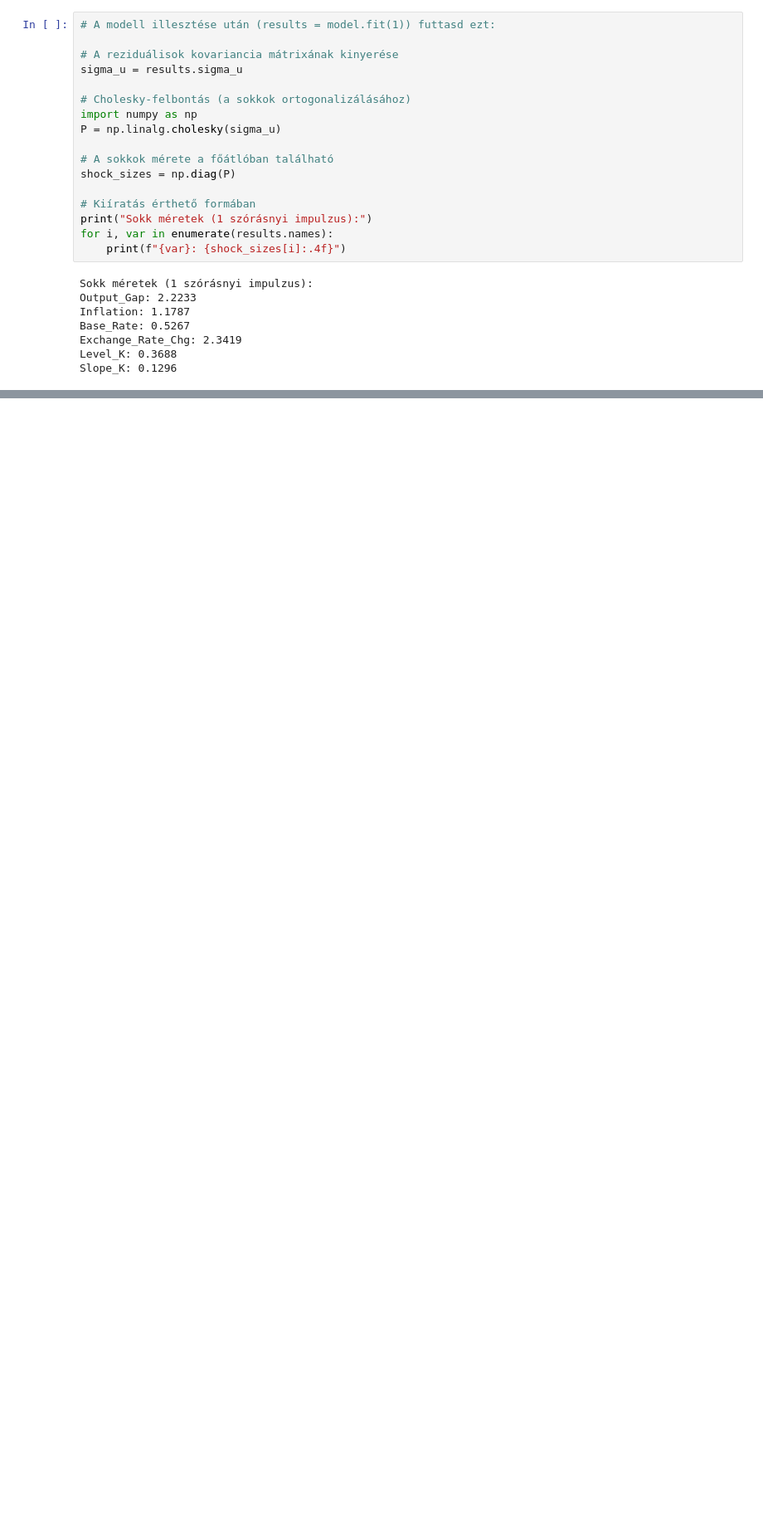
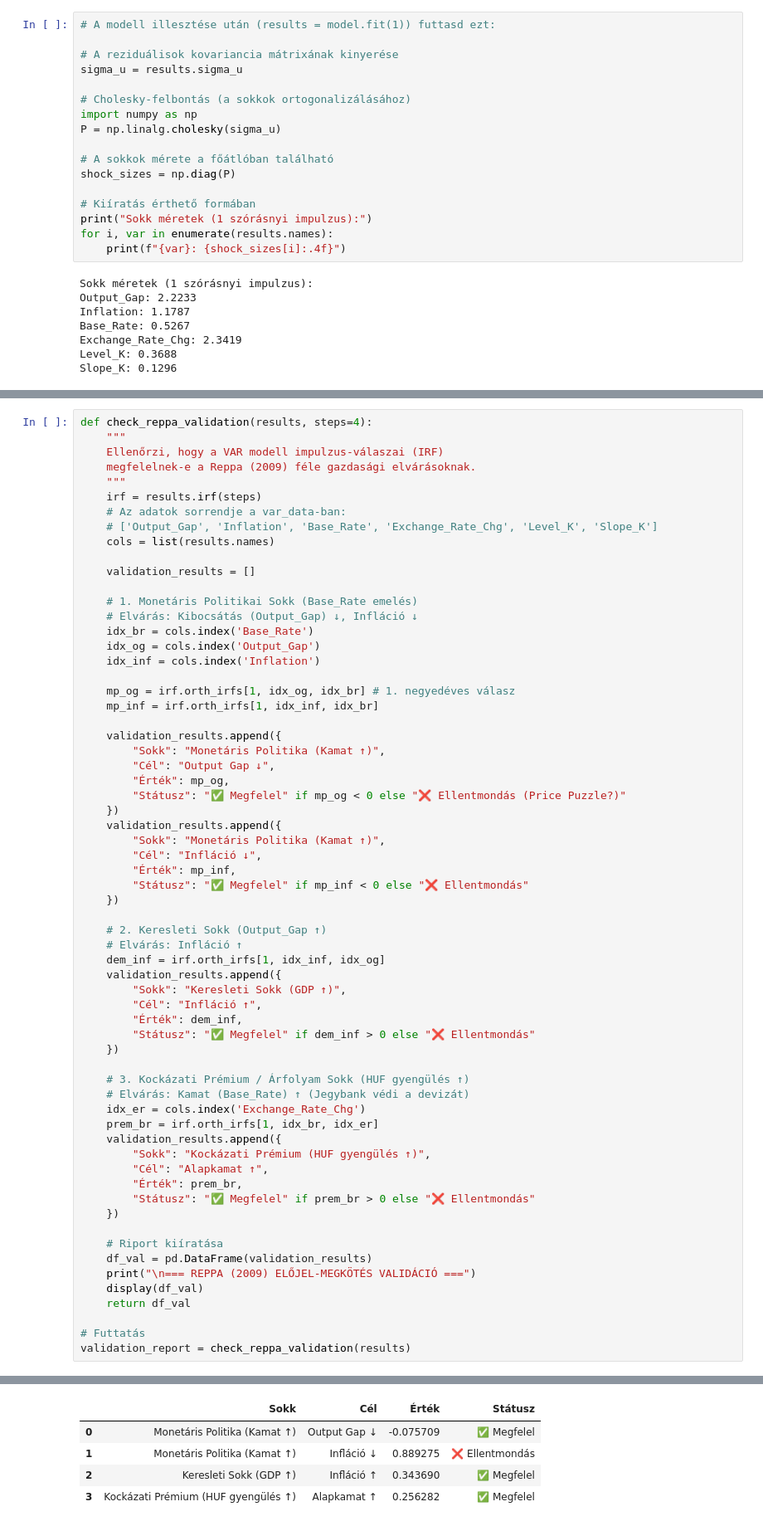
Before and after one commit to KraBence/Project_lab_NS_model, a Jupyter notebook: NS_model_implementation.ipynb, the cells around one changed output, grey strips where cells are left out. Shown at 83% size. Cells and saved outputs as stored; diff of their text form; blank space fills up the shorter version.

```diff
--- a/NS_model_implementation.ipynb
+++ b/NS_model_implementation.ipynb
@@ -708,0 +787,65 @@ Slope_K: 0.1296
+# %%
+def check_reppa_validation(results, steps=4):
+    """
+    Ellenőrzi, hogy a VAR modell impulzus-válaszai (IRF)
+    megfelelnek-e a Reppa (2009) féle gazdasági elvárásoknak.
+    """
+    irf = results.irf(steps)
+    # Az adatok sorrendje a var_data-ban:
+    # ['Output_Gap', 'Inflation', 'Base_Rate', 'Exchange_Rate_Chg', 'Level_K', 'Slope_K']
+    cols = list(results.names)
+
+    validation_results = []
+
+    # 1. Monetáris Politikai Sokk (Base_Rate emelés)
+    # Elvárás: Kibocsátás (Output_Gap) ↓, Infláció ↓
+    idx_br = cols.index('Base_Rate')
+    idx_og = cols.index('Output_Gap')
+    idx_inf = cols.index('Inflation')
+
+    mp_og = irf.orth_irfs[1, idx_og, idx_br] # 1. negyedéves válasz
+    mp_inf = irf.orth_irfs[1, idx_inf, idx_br]
+
+    validation_results.append({
+        "Sokk": "Monetáris Politika (Kamat ↑)",
+        "Cél": "Output Gap ↓",
+        "Érték": mp_og,
+        "Státusz": "✅ Megfelel" if mp_og < 0 else "❌ Ellentmondás (Price Puzzle?)"
+    })
+    validation_results.append({
+        "Sokk": "Monetáris Politika (Kamat ↑)",
+        "Cél": "Infláció ↓",
+        "Érték": mp_inf,
+        "Státusz": "✅ Megfelel" if mp_inf < 0 else "❌ Ellentmondás"
+    })
+
+    # 2. Keresleti Sokk (Output_Gap ↑)
+    # Elvárás: Infláció ↑
+    dem_inf = irf.orth_irfs[1, idx_inf, idx_og]
+    validation_results.append({
+        "Sokk": "Keresleti Sokk (GDP ↑)",
+        "Cél": "Infláció ↑",
+        "Érték": dem_inf,
+        "Státusz": "✅ Megfelel" if dem_inf > 0 else "❌ Ellentmondás"
+    })
+
+    # 3. Kockázati Prémium / Árfolyam Sokk (HUF gyengülés ↑)
+    # Elvárás: Kamat (Base_Rate) ↑ (Jegybank védi a devizát)
+    idx_er = cols.index('Exchange_Rate_Chg')
+    prem_br = irf.orth_irfs[1, idx_br, idx_er]
+    validation_results.append({
+        "Sokk": "Kockázati Prémium (HUF gyengülés ↑)",
+        "Cél": "Alapkamat ↑",
+        "Érték": prem_br,
+        "Státusz": "✅ Megfelel" if prem_br > 0 else "❌ Ellentmondás"
+    })
+
+    # Riport kiíratása
+    df_val = pd.DataFrame(validation_results)
+    print("\n=== REPPA (2009) ELŐJEL-MEGKÖTÉS VALIDÁCIÓ ===")
+    display(df_val)
+    return df_val
+
+# Futtatás
+validation_report = check_reppa_validation(results)
+# %% [output]
@@ -708,0 +853,5 @@ Slope_K: 0.1296
+|  | Sokk | Cél | Érték | Státusz |
+| 0 | Monetáris Politika (Kamat ↑) | Output Gap ↓ | -0.075709 | ✅ Megfelel |
+| 1 | Monetáris Politika (Kamat ↑) | Infláció ↓ | 0.889275 | ❌ Ellentmondás |
+| 2 | Keresleti Sokk (GDP ↑) | Infláció ↑ | 0.343690 | ✅ Megfelel |
+| 3 | Kockázati Prémium (HUF gyengülés ↑) | Alapkamat ↑ | 0.256282 | ✅ Megfelel |
```
Also changed, not shown: parts of 9 cells of this notebook.
